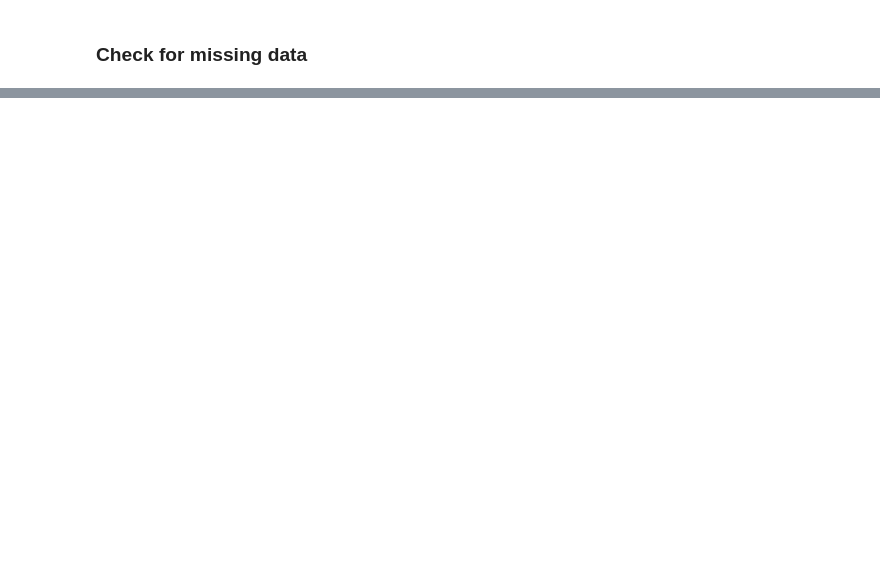
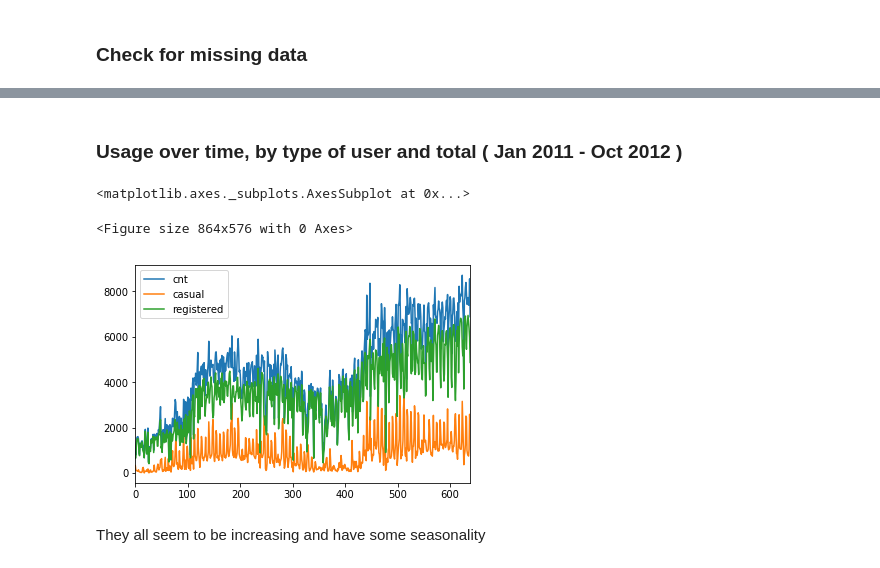
Before and after one commit to victorvu14/Victor_Vu_Dask, a Jupyter notebook: VictorVu_Dask.ipynb, the cells around one changed output, grey strips where cells are left out. Saved outputs shown, nothing was run; the diff lists cells and outputs as text; code cells hidden in the pictures; blank space fills up the shorter version.

```diff
--- a/VictorVu_Dask.ipynb
+++ b/VictorVu_Dask.ipynb
@@ -232,0 +368,13 @@ NotImplementedError:
+# %% [markdown]
+### Usage over time, by type of user and total ( Jan 2011 - Oct 2012 )
+# %%
+data_daily = data_daily[data_daily['dteday'].isin(pd.date_range('2011-01-01','2012-09-30'))]
+data_daily[['season', 'yr','mnth','holiday','weekday','workingday','weathersit']]= data_daily[['season', 'yr','mnth','holiday','weekday','workingday','weathersit']].astype('category')
+plt.figure(figsize=(12,8))
+data_daily[['cnt', 'casual','registered']].compute().plot()
+# %% [output]
+<matplotlib.axes._subplots.AxesSubplot at 0x...>
+<Figure size 864x576 with 0 Axes>
+[figure, added]
+# %% [markdown]
+They all seem to be increasing and have some seasonality
```
Also changed, not shown: parts of 20 cells of this notebook.
